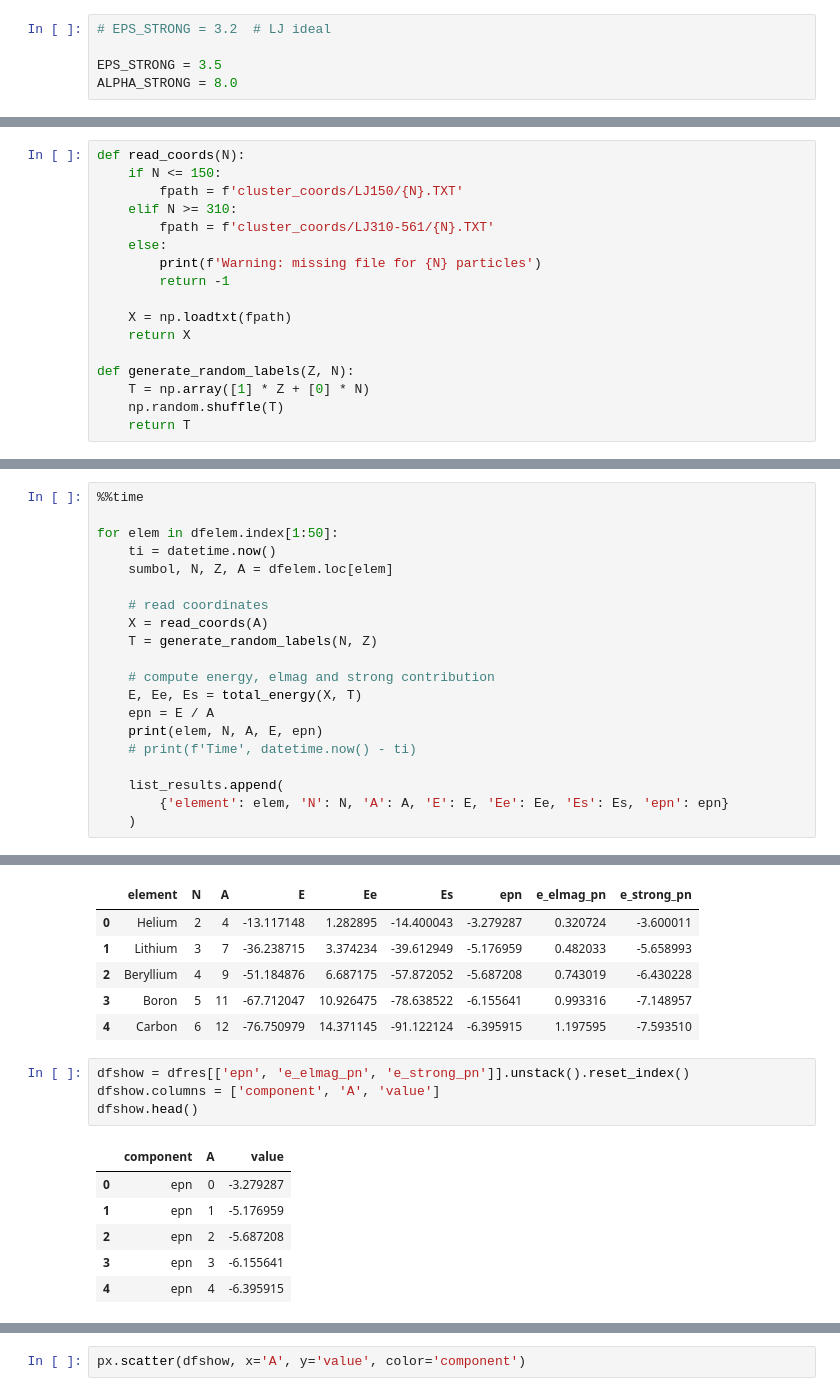
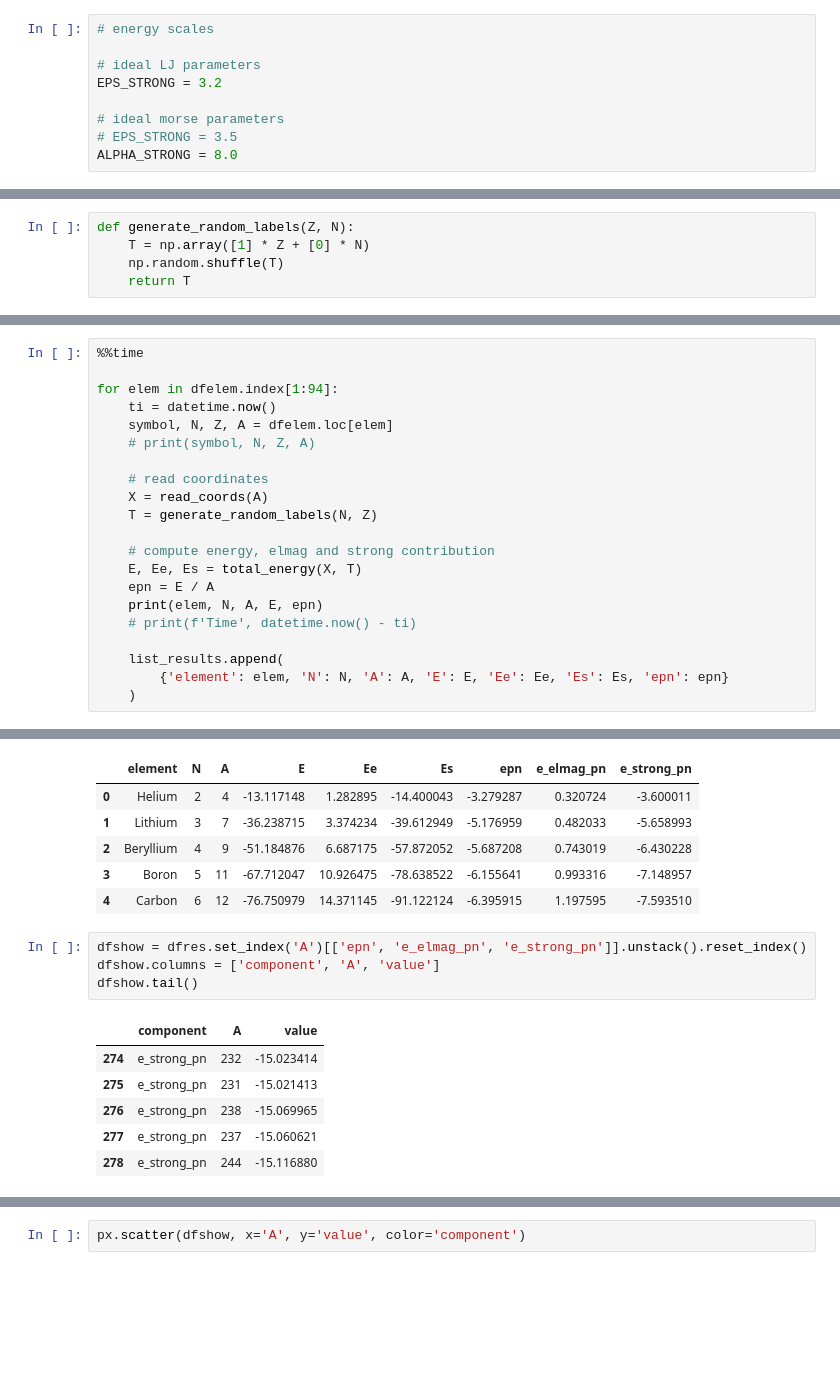
Before and after one commit to petervanya/physics-modelling, a Jupyter notebook: nuclear/nuclear_cluster_reproduction.ipynb, the cells around one changed output, grey strips where cells are left out. Drawn from its saved outputs; the diff is of its cells as text; blank space fills up the shorter version.

```diff
--- a/nuclear/nuclear_cluster_reproduction.ipynb
+++ b/nuclear/nuclear_cluster_reproduction.ipynb
@@ -47,9 +55,13 @@ mc = 1.6726219e-27
 # %% [markdown]
 ## Define functions
 # %%
-# EPS_STRONG = 3.2  # LJ ideal
+# energy scales
 
-EPS_STRONG = 3.5
+# ideal LJ parameters
+EPS_STRONG = 3.2
+
+# ideal morse parameters
+# EPS_STRONG = 3.5
 ALPHA_STRONG = 8.0
 # %%
 def elmag_potential(r, t1, t2):
@@ -116,18 +128,6 @@ def minimize_energy(R, T, n_steps=10, lr=1e-5, verbose=False, thermo=10, pot='lj
             print(i, total_energy_jnp(R, T, pot=pot))[0]
     return R
 # %%
-def read_coords(N):
-    if N <= 150:
-        fpath = f'cluster_coords/LJ150/{N}.TXT'
-    elif N >= 310:
-        fpath = f'cluster_coords/LJ310-561/{N}.TXT'
-    else:
-        print(f'Warning: missing file for {N} particles')
-        return -1
-
-    X = np.loadtxt(fpath)
-    return X
-
 def generate_random_labels(Z, N):
     T = np.array([1] * Z + [0] * N)
     np.random.shuffle(T)
@@ -187,9 +187,10 @@ list_results = []
 # %%
 %%time
 
-for elem in dfelem.index[1:50]:
+for elem in dfelem.index[1:94]:
     ti = datetime.now()
-    sumbol, N, Z, A = dfelem.loc[elem]
+    symbol, N, Z, A = dfelem.loc[elem]
+    # print(symbol, N, Z, A)
 
     # read coordinates
     X = read_coords(A)
@@ -237,14 +238,14 @@ dfres.head()
 | 3 | Boron | 5 | 11 | -67.712047 | 10.926475 | -78.638522 | -6.155641 | 0.993316 | -7.148957 |
 | 4 | Carbon | 6 | 12 | -76.750979 | 14.371145 | -91.122124 | -6.395915 | 1.197595 | -7.593510 |
 # %%
-dfshow = dfres[['epn', 'e_elmag_pn', 'e_strong_pn']].unstack().reset_index()
+dfshow = dfres.set_index('A')[['epn', 'e_elmag_pn', 'e_strong_pn']].unstack().reset_index()
 dfshow.columns = ['component', 'A', 'value']
-dfshow.head()
+dfshow.tail()
 # %% [output]
 |  | component | A | value |
-| 0 | epn | 0 | -3.279287 |
-| 1 | epn | 1 | -5.176959 |
-| 2 | epn | 2 | -5.687208 |
-| 3 | epn | 3 | -6.155641 |
-| 4 | epn | 4 | -6.395915 |
+| 274 | e_strong_pn | 232 | -15.023414 |
+| 275 | e_strong_pn | 231 | -15.021413 |
+| 276 | e_strong_pn | 238 | -15.069965 |
+| 277 | e_strong_pn | 237 | -15.060621 |
+| 278 | e_strong_pn | 244 | -15.116880 |
 # %%
```
Also changed, not shown: parts of 19 cells of this notebook.
